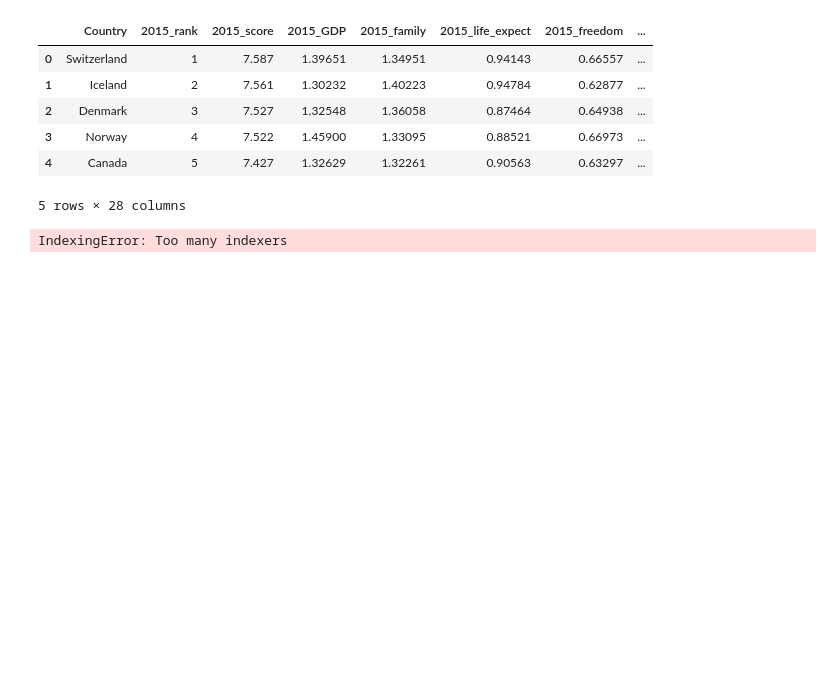
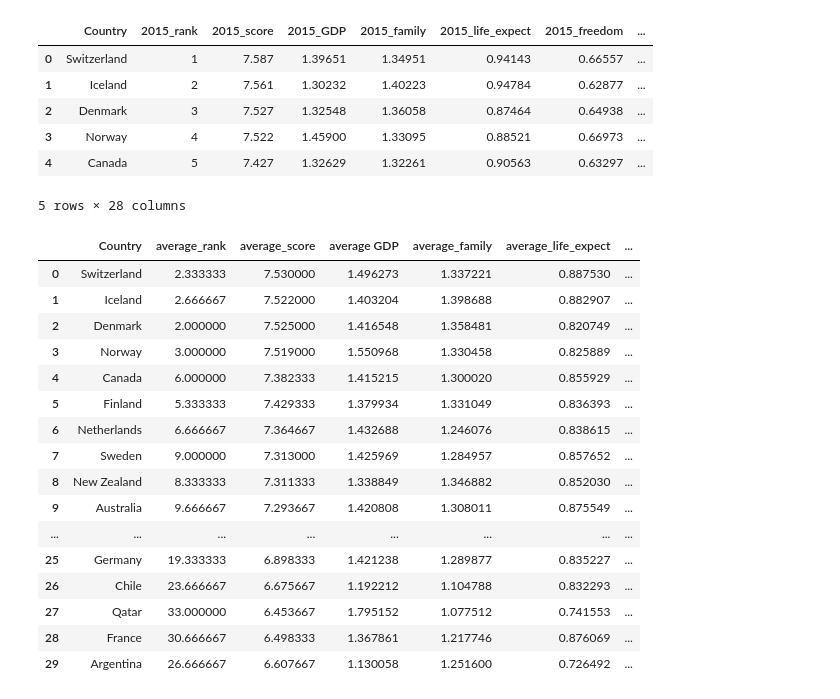
Before and after one commit to jaysueno/Group_Good_Guys, a Jupyter notebook: Elisa_Happiness_Analysis.ipynb, the cells around one changed output. Drawn from its saved outputs; the diff is of its cells as text; code cells hidden in the pictures; blank space fills up the shorter version.

```diff
--- a/Elisa_Happiness_Analysis.ipynb
+++ b/Elisa_Happiness_Analysis.ipynb
@@ -71,25 +76,3 @@ happiness_summary_df.head()
 | 3 | Norway | 4 | 7.522 | 1.45900 | 1.33095 | 0.88521 | 0.66973 | ... |
 | 4 | Canada | 5 | 7.427 | 1.32629 | 1.32261 | 0.90563 | 0.63297 | ... |
 5 rows × 28 columns
-# %%
-# Create a summary DataFrame 2015-2017
-countries = happiness_summary_df["Country"]
-summary_df = pd.DataFrame({"Country": countries})
-average_rank = []
-summary_df["average_score"] = ""
-summary_df["average_GDP"]= ""
-average_family = ""
-average_life_expect = ""
-average_freedom = ""
-average_corruption = ""
-average_generosity = ""
-happiness_rank = ""
-GDP_bracket = ""
-
-for index,row in countries.iterrows():
-    average_rank.append(happiness_summary_df.loc["2015_rank", "2016_rank", "2017_rank"].mean())
-
-summary_df = pd.DataFrame({"Country": countries, "average_rank" : average_rank})
-summary_df.head()
-# %% [output]
-IndexingError: Too many indexers
@@ -98,0 +79,42 @@ IndexingError: Too many indexers
+# %%
+# Create a summary DataFrame 2015-2017
+# add summary columns to the happiness_summary_df for the averages
+
+happiness_summary_df["average_rank"] = happiness_summary_df[["2015_rank", "2016_rank", "2017_rank"]].mean(axis=1)
+happiness_summary_df["average_score"] = happiness_summary_df[["2015_score", "2016_score", "2017_score"]].mean(axis=1)
+happiness_summary_df["average_GDP"] = happiness_summary_df[["2015_GDP", "2016_GDP", "2017_GDP"]].mean(axis=1)
+happiness_summary_df["average_family"] = happiness_summary_df[["2015_family", "2016_family", "2017_family"]].mean(axis=1)
+happiness_summary_df["average_life_expect"] = happiness_summary_df[["2015_life_expect", "2016_life_expect", "2017_life_expect"]].mean(axis=1)
+happiness_summary_df["average_freedom"] = happiness_summary_df[["2015_freedom", "2016_freedom", "2017_freedom"]].mean(axis=1)
+happiness_summary_df["average_corruption"] = happiness_summary_df[["2015_corruption", "2016_corruption", "2017_corruption"]].mean(axis=1)
+happiness_summary_df["average_generosity"] = happiness_summary_df[["2015_generosity", "2016_generosity", "2017_generosity"]].mean(axis=1)
+
+
+happiness_1517_df=pd.DataFrame({"Country": happiness_summary_df["Country"], "average_rank": happiness_summary_df["average_rank"],
+                               "average_score": happiness_summary_df["average_score"],
+                               "average GDP": happiness_summary_df["average_GDP"],
+                               "average_family": happiness_summary_df["average_family"],
+                               "average_life_expect": happiness_summary_df["average_life_expect"],
+                               "average_freedom": happiness_summary_df["average_freedom"],
+                               "average_corruption": happiness_summary_df["average_corruption"],
+                               "average_generosity": happiness_summary_df["average_generosity"]})
+
+happiness_1517_df.head(30)
+# %% [output]
+|  | Country | average_rank | average_score | average GDP | average_family | average_life_expect | ... |
+| 0 | Switzerland | 2.333333 | 7.530000 | 1.496273 | 1.337221 | 0.887530 | ... |
+| 1 | Iceland | 2.666667 | 7.522000 | 1.403204 | 1.398688 | 0.882907 | ... |
+| 2 | Denmark | 2.000000 | 7.525000 | 1.416548 | 1.358481 | 0.820749 | ... |
+| 3 | Norway | 3.000000 | 7.519000 | 1.550968 | 1.330458 | 0.825889 | ... |
+| 4 | Canada | 6.000000 | 7.382333 | 1.415215 | 1.300020 | 0.855929 | ... |
+| 5 | Finland | 5.333333 | 7.429333 | 1.379934 | 1.331049 | 0.836393 | ... |
+| 6 | Netherlands | 6.666667 | 7.364667 | 1.432688 | 1.246076 | 0.838615 | ... |
+| 7 | Sweden | 9.000000 | 7.313000 | 1.425969 | 1.284957 | 0.857652 | ... |
+| 8 | New Zealand | 8.333333 | 7.311333 | 1.338849 | 1.346882 | 0.852030 | ... |
+| 9 | Australia | 9.666667 | 7.293667 | 1.420808 | 1.308011 | 0.875549 | ... |
+| ... | ... | ... | ... | ... | ... | ... | ... |
+| 25 | Germany | 19.333333 | 6.898333 | 1.421238 | 1.289877 | 0.835227 | ... |
+| 26 | Chile | 23.666667 | 6.675667 | 1.192212 | 1.104788 | 0.832293 | ... |
+| 27 | Qatar | 33.000000 | 6.453667 | 1.795152 | 1.077512 | 0.741553 | ... |
+| 28 | France | 30.666667 | 6.498333 | 1.367861 | 1.217746 | 0.876069 | ... |
+| 29 | Argentina | 26.666667 | 6.607667 | 1.130058 | 1.251600 | 0.726492 | ... |
```
Also changed, not shown: parts of 10 cells of this notebook.
